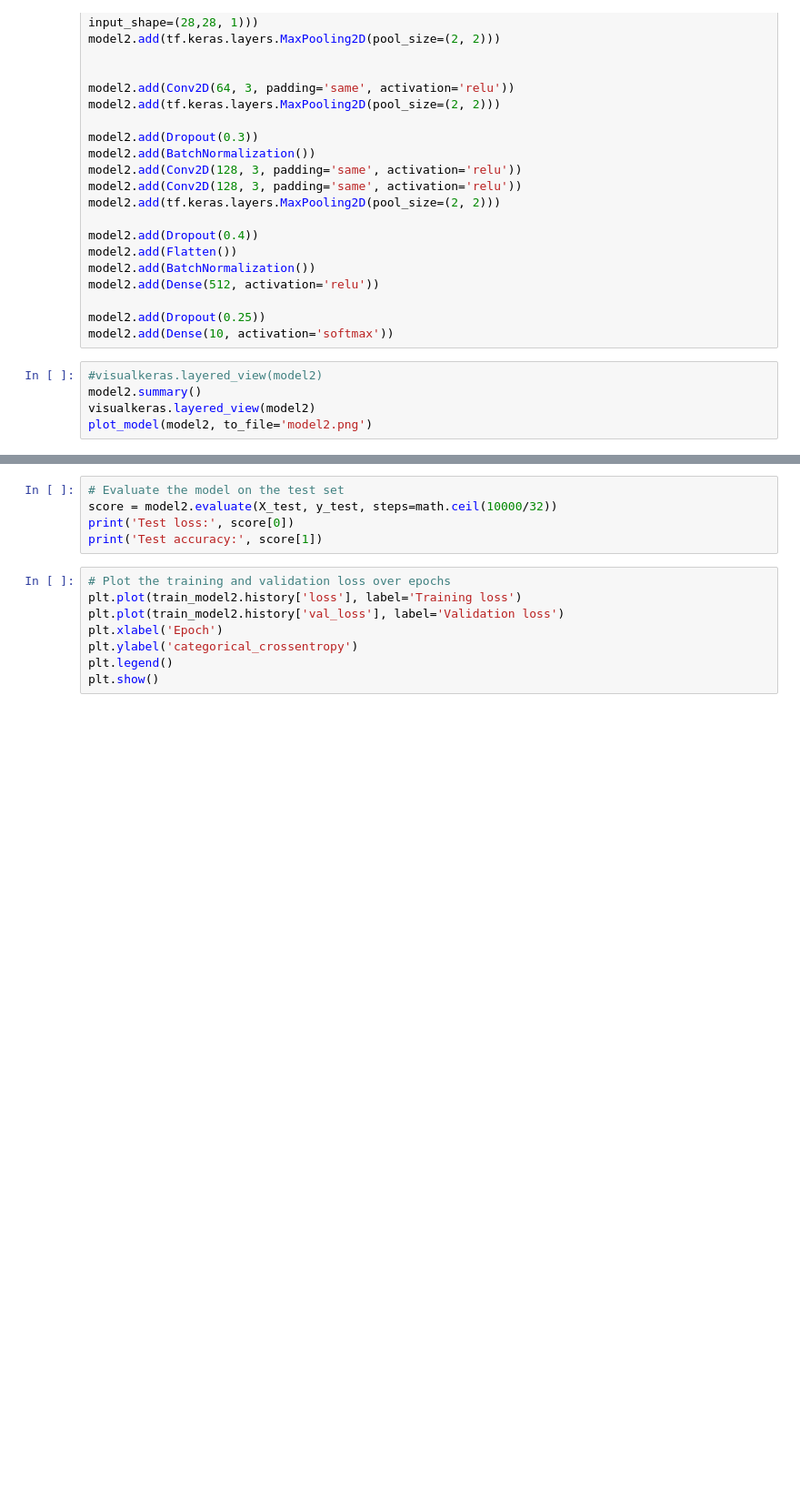
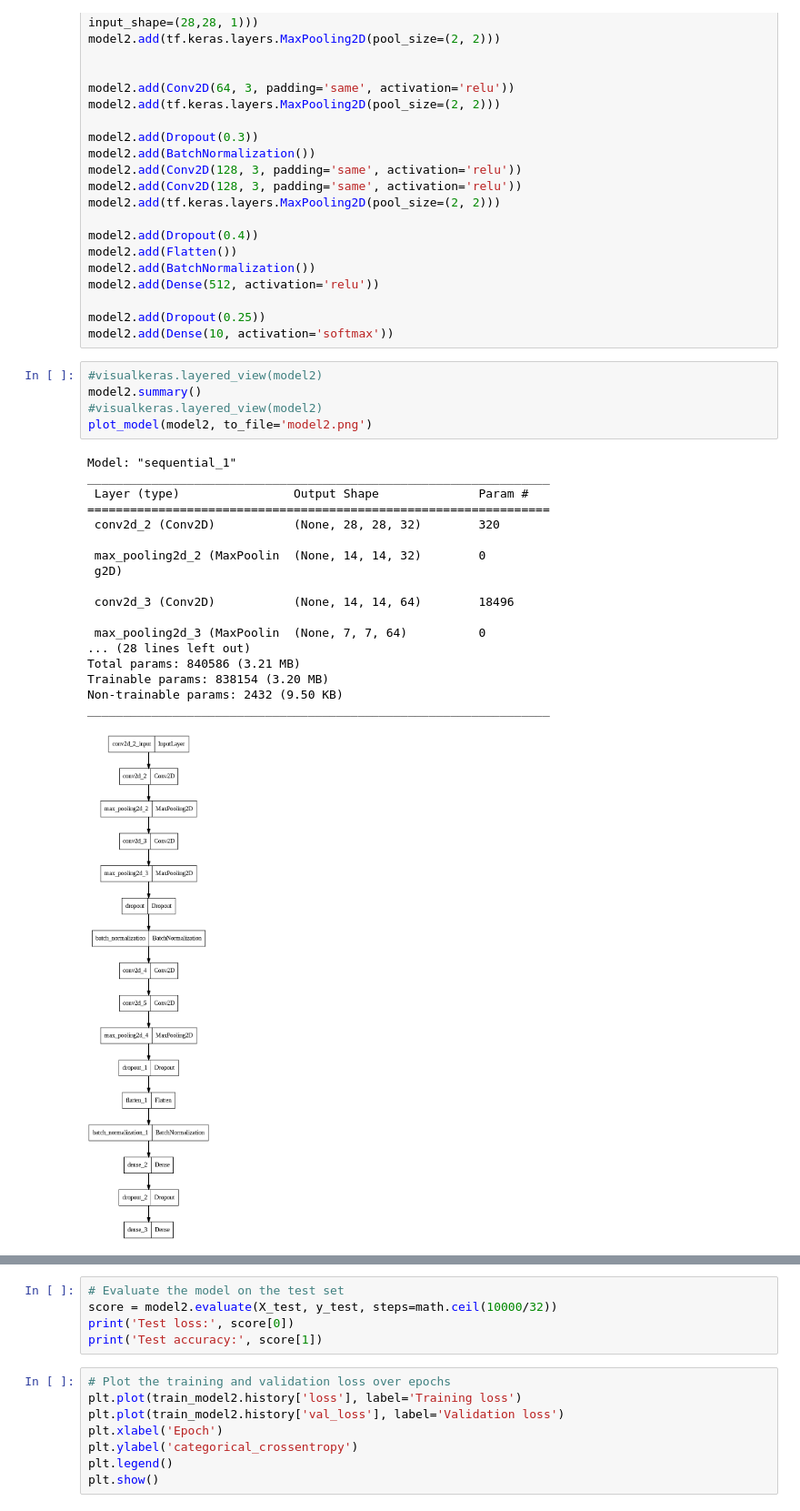
Before and after one commit to kashifliaqat/Deep_Reinforcement_Learning, a Jupyter notebook: CNN_FashionMNIST.ipynb, the cells around one changed output, grey strips where cells are left out. Shown: that part at 91% size. Saved outputs shown, nothing was run; the diff lists cells and outputs as text; blank space fills up the shorter version.

```diff
--- a/CNN_FashionMNIST.ipynb
+++ b/CNN_FashionMNIST.ipynb
@@ -177,6 +192,25 @@ model2.add(Dense(10, activation='softmax'))
 # %%
 #visualkeras.layered_view(model2)
 model2.summary()
-visualkeras.layered_view(model2)
+#visualkeras.layered_view(model2)
 plot_model(model2, to_file='model2.png')
+# %% [output]
+Model: "sequential_1"
+_________________________________________________________________
+ Layer (type)                Output Shape              Param #
+=================================================================
+ conv2d_2 (Conv2D)           (None, 28, 28, 32)        320
+
+ max_pooling2d_2 (MaxPoolin  (None, 14, 14, 32)        0
+ g2D)
+
+ conv2d_3 (Conv2D)           (None, 14, 14, 64)        18496
+
+ max_pooling2d_3 (MaxPoolin  (None, 7, 7, 64)          0
+... (28 lines left out)
+Total params: 840586 (3.21 MB)
+Trainable params: 838154 (3.20 MB)
+Non-trainable params: 2432 (9.50 KB)
+_________________________________________________________________
+[figure, added]
 # %%
```
Also changed, not shown: parts of 10 cells of this notebook.
